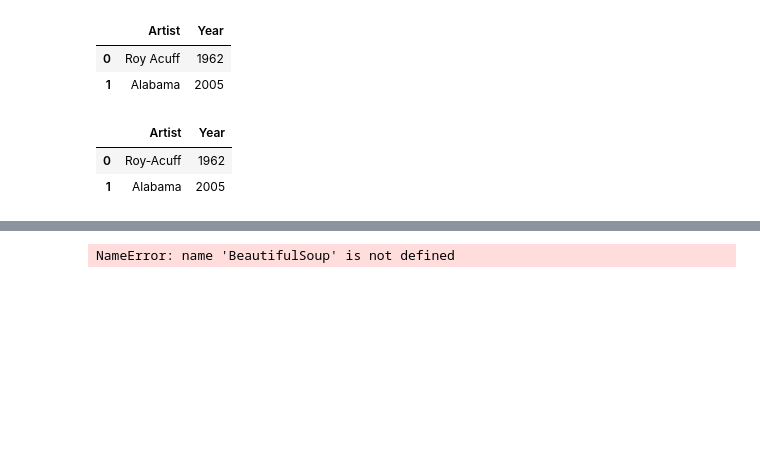
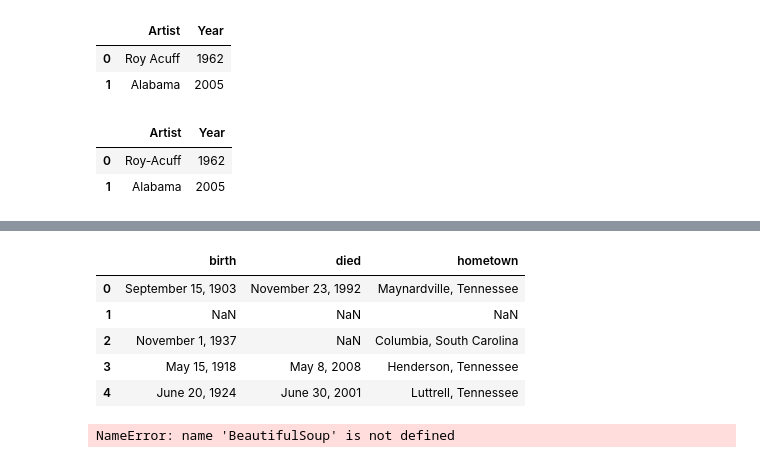
Before and after one commit to Cuiweiyi/web-scraping-country-music-hof-Cuiweiyi, a Jupyter notebook: notebook/Web_scraping_Hall_of_Fame.ipynb, the cells around one changed output, grey strips where cells are left out. Cells and saved outputs as stored; diff of their text form; code cells hidden in the pictures; blank space fills up the shorter version.

```diff
--- a/notebook/Web_scraping_Hall_of_Fame.ipynb
+++ b/notebook/Web_scraping_Hall_of_Fame.ipynb
@@ -447,3 +437,33 @@ IndentationError: unexpected indent (Temp/ipykernel_14624/1429556943.py, line 4)
+# %%
+生=[]
+死=[]
+在=[]
+
+for x in close.Artist:
+    root = f'https://countrymusichalloffame.org/artist/{x}'
+   # print(root) Everything worked up to this point
+    response=requests.get(root)
+    soupy =BS(response.text)
+   # print(soupy.findAll('p')[4]) slowly making progress.
+    good_soup=soupy.findAll('p')[4].text
+    birth = re.findall(r"Birth:\s([A-Za-z]+\s\d+,\s\d{4})",good_soup) or ['NaN']
+    dead = re.findall(r"Death:\s([A-Za-z]+\s\d+,\s\d{4})",good_soup) or ['NaN']
+    where = re.findall(r"Birthplace:\s([A-Za-z]+\W\s[A-Za-z]+\s*[A-Za-z]+)",good_soup) or ['NaN']
+    生.extend(birth) #.extend adds items onto a list as opposed to .append which creates a new list within a larger list.
+    死.extend(dead)
+    在.extend(where)
+
+final_form= {'birth':生, "died":死, 'hometown':在}
+final_form=pd.DataFrame(final_form)
+final_form.head()
+#     for p in soup.findAll(attrs={'style': "margin-top"}):
+# %% [output]
+|  | birth | died | hometown |
+| 0 | September 15, 1903 | November 23, 1992 | Maynardville, Tennessee |
+| 1 | NaN | NaN | NaN |
+| 2 | November 1, 1937 | NaN | Columbia, South Carolina |
+| 3 | May 15, 1918 | May 8, 2008 | Henderson, Tennessee |
+| 4 | June 20, 1924 | June 30, 2001 | Luttrell, Tennessee |
 # %%
 website = 'https://subslikescript.com/movie/Titanic-120338'
 result = requests.get(website)
```
Also changed, not shown: parts of 1 cell of this notebook.
